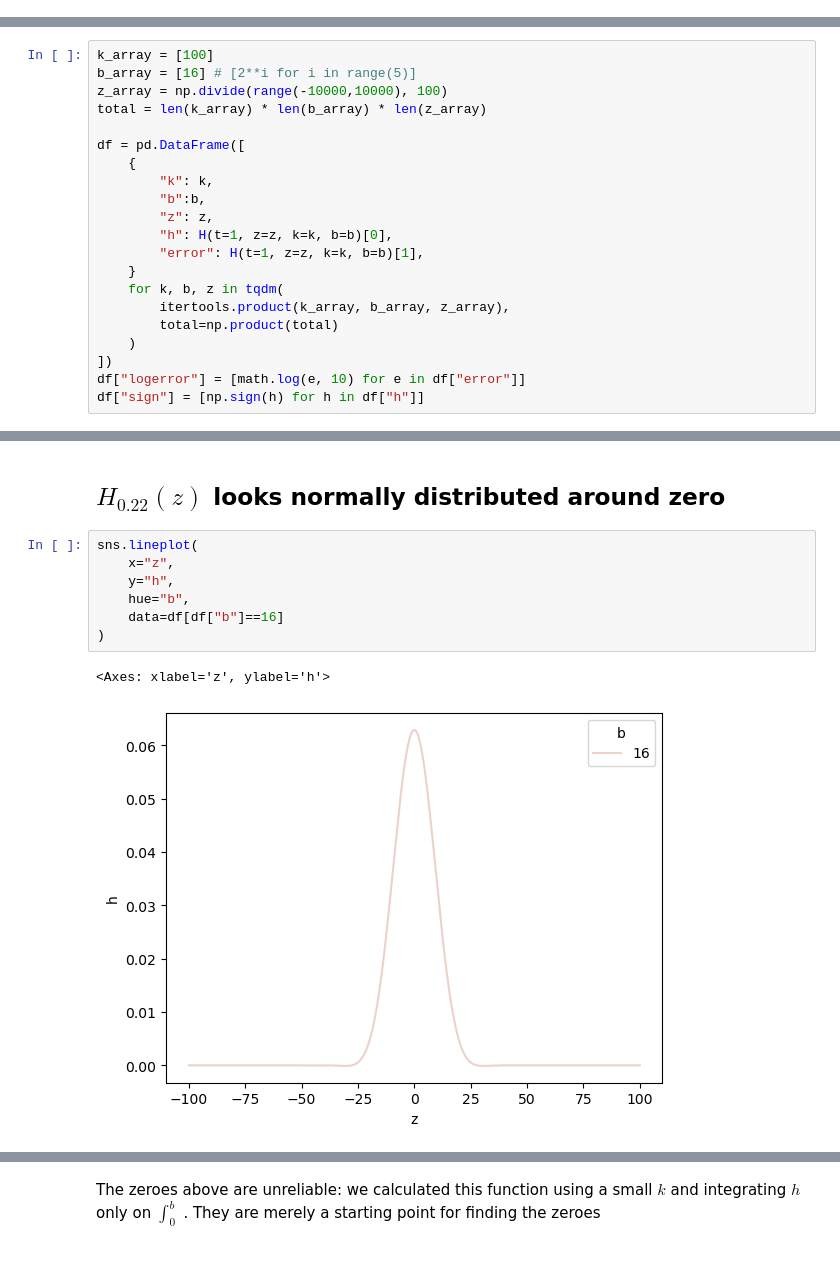
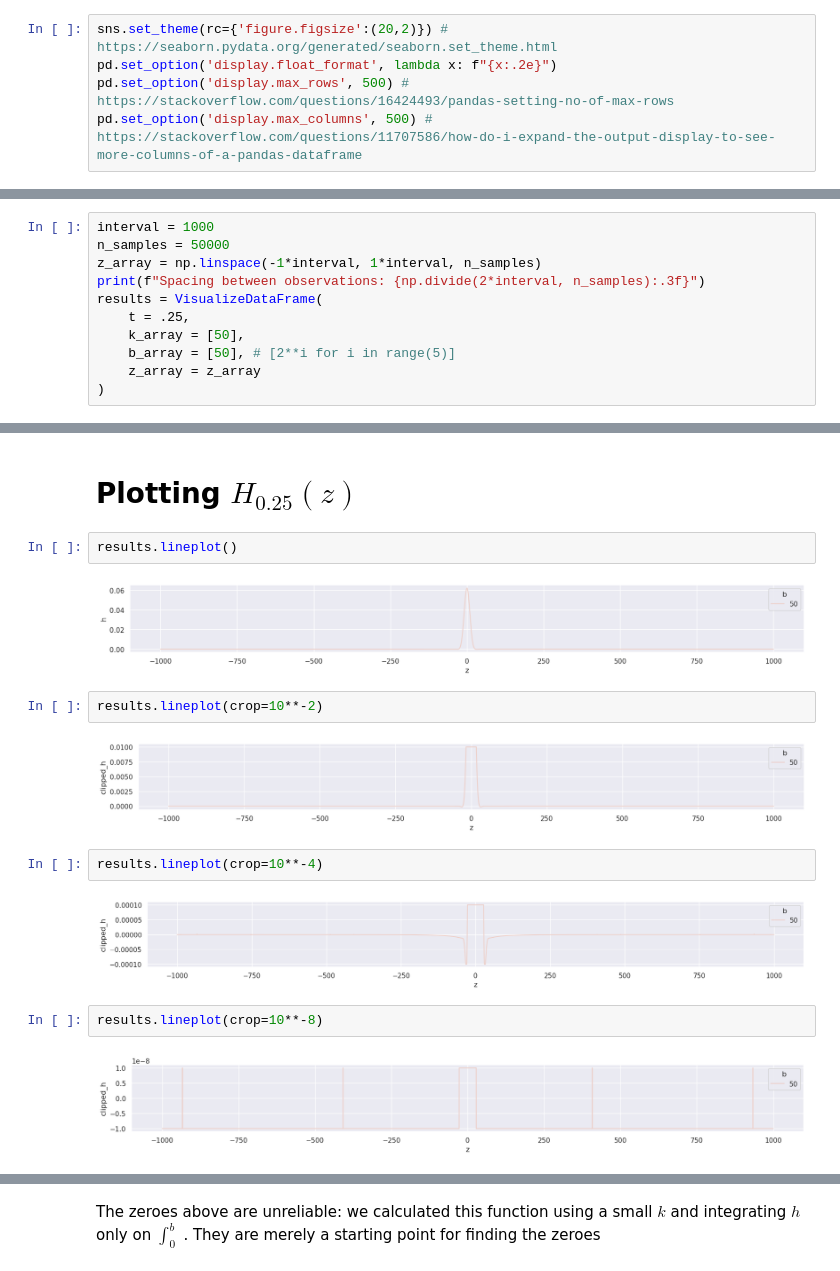
Before and after one commit to migueltorrescosta/notebooks, a Jupyter notebook: Quantum/Riemann.ipynb, the cells around one changed output, grey strips where cells are left out. Saved outputs shown, nothing was run; the diff lists cells and outputs as text.

```diff
--- a/Quantum/Riemann.ipynb
+++ b/Quantum/Riemann.ipynb
@@ -45,0 +60,5 @@ import itertools
+# %%
+sns.set_theme(rc={'figure.figsize':(20,2)}) # https://seaborn.pydata.org/generated/seaborn.set_theme.html
+pd.set_option('display.float_format', lambda x: f"{x:.2e}")
+pd.set_option('display.max_rows', 500) # https://stackoverflow.com/questions/16424493/pandas-setting-no-of-max-rows
+pd.set_option('display.max_columns', 500) # https://stackoverflow.com/questions/11707586/how-do-i-expand-the-output-display-to-see-more-columns-of-a-pandas-dataframe
@@ -66,21 +233,11 @@ def H(t,z,k,b):
 # %%
-k_array = [100]
-b_array = [16] # [2**i for i in range(5)]
-z_array = np.divide(range(-10000,10000), 100)
-total = len(k_array) * len(b_array) * len(z_array)
-
-df = pd.DataFrame([
-    {
-        "k": k,
-        "b":b,
-        "z": z,
-        "h": H(t=1, z=z, k=k, b=b)[0],
-        "error": H(t=1, z=z, k=k, b=b)[1],
-    }
-    for k, b, z in tqdm(
-        itertools.product(k_array, b_array, z_array),
-        total=np.product(total)
-    )
-])
-df["logerror"] = [math.log(e, 10) for e in df["error"]]
-df["sign"] = [np.sign(h) for h in df["h"]]
+interval = 1000
+n_samples = 50000
+z_array = np.linspace(-1*interval, 1*interval, n_samples)
+print(f"Spacing between observations: {np.divide(2*interval, n_samples):.3f}")
+results = VisualizeDataFrame(
+    t = .25,
+    k_array = [50],
+    b_array = [50], # [2**i for i in range(5)]
+    z_array = z_array
+)
@@ -96,12 +246,18 @@ df.head()
 # %% [markdown]
-## $H_{0.22}(z)$ looks normally distributed around zero
+# Plotting $H_{0.25}(z)$
 # %%
-sns.lineplot(
-    x="z",
-    y="h",
-    hue="b",
-    data=df[df["b"]==16]
-)
+results.lineplot()
 # %% [output]
-<Axes: xlabel='z', ylabel='h'>
-[figure, old version]
+[figure, new version]
+# %%
+results.lineplot(crop=10**-2)
+# %% [output]
+[figure, added]
+# %%
+results.lineplot(crop=10**-4)
+# %% [output]
+[figure, added]
+# %%
+results.lineplot(crop=10**-8)
+# %% [output]
+[figure, added]
```
Also changed, not shown: parts of 33 cells of this notebook, 8 other files.
